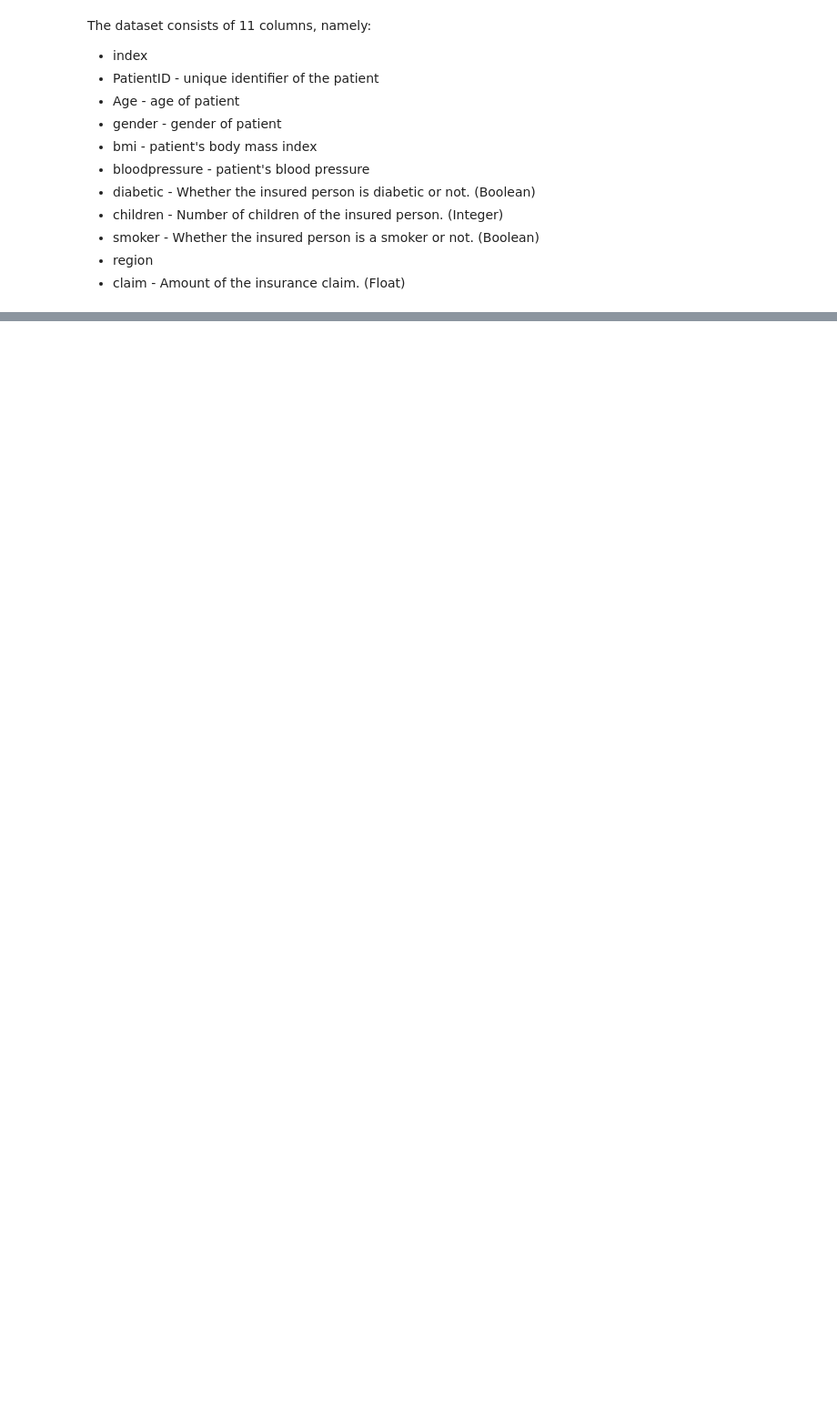
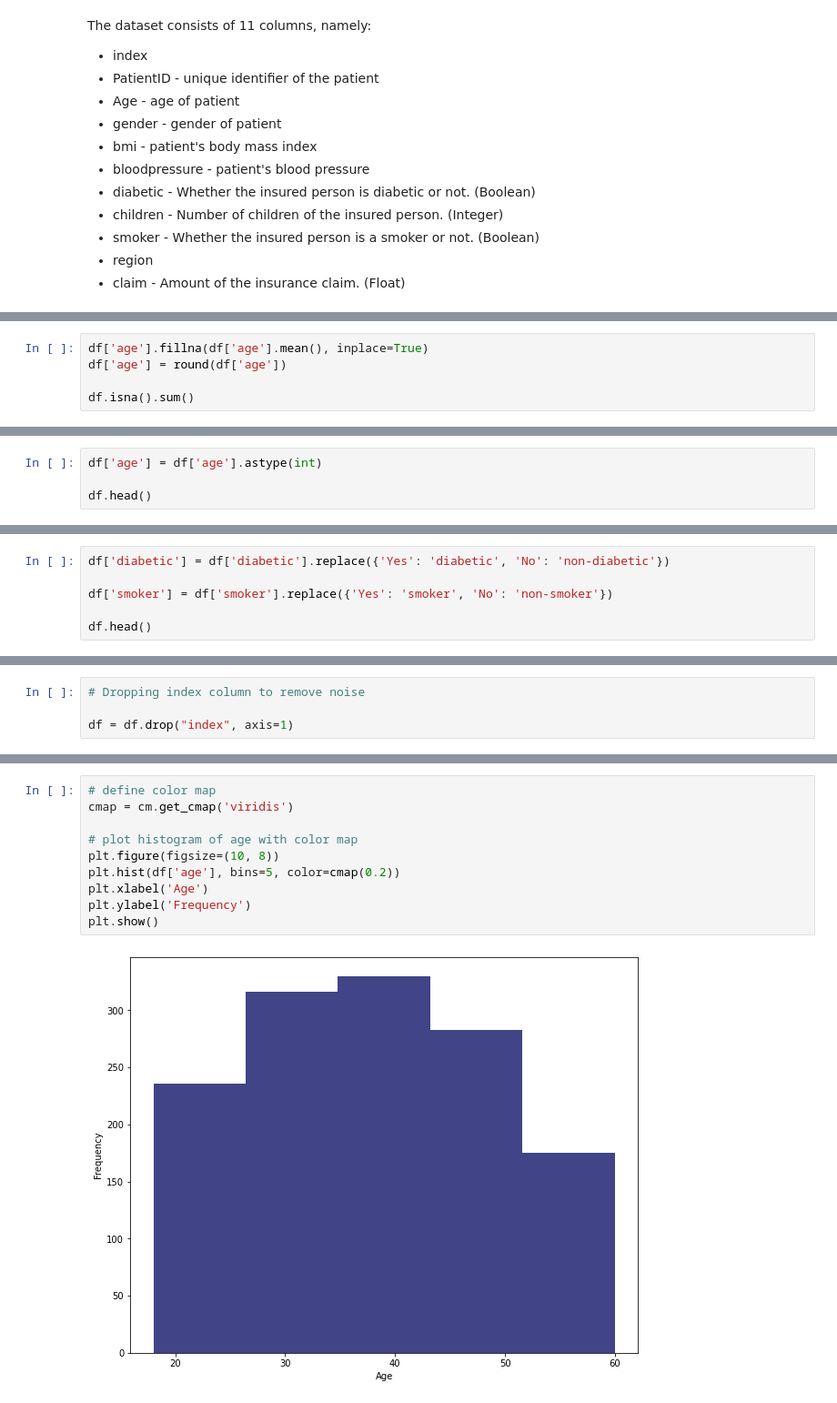
Before and after one commit to 27136thapelo/Insurance-Claim-Analysis, a Jupyter notebook: Insurance_claim_analysis_notebook.ipynb, the cells around one changed output, grey strips where cells are left out. Shown at 91% size. Saved outputs shown, nothing was run; the diff lists cells and outputs as text; blank space fills up the shorter version.

```diff
--- a/Insurance_claim_analysis_notebook.ipynb
+++ b/Insurance_claim_analysis_notebook.ipynb
@@ -86,0 +167,5 @@ The dataset consists of 11 columns, namely:
+# %%
+df['age'].fillna(df['age'].mean(), inplace=True)
+df['age'] = round(df['age'])
+
+df.isna().sum()
@@ -86,0 +196,4 @@ The dataset consists of 11 columns, namely:
+# %%
+df['age'] = df['age'].astype(int)
+
+df.head()
@@ -86,0 +209,6 @@ The dataset consists of 11 columns, namely:
+# %%
+df['diabetic'] = df['diabetic'].replace({'Yes': 'diabetic', 'No': 'non-diabetic'})
+
+df['smoker'] = df['smoker'].replace({'Yes': 'smoker', 'No': 'non-smoker'})
+
+df.head()
@@ -86,0 +224,4 @@ The dataset consists of 11 columns, namely:
+# %%
+# Dropping index column to remove noise
+
+df = df.drop("index", axis=1)
@@ -86,0 +267,12 @@ The dataset consists of 11 columns, namely:
+# %%
+# define color map
+cmap = cm.get_cmap('viridis')
+
+# plot histogram of age with color map
+plt.figure(figsize=(10, 8))
+plt.hist(df['age'], bins=5, color=cmap(0.2))
+plt.xlabel('Age')
+plt.ylabel('Frequency')
+plt.show()
+# %% [output]
+[figure, added]
```
Also changed, not shown: parts of 24 cells of this notebook.
